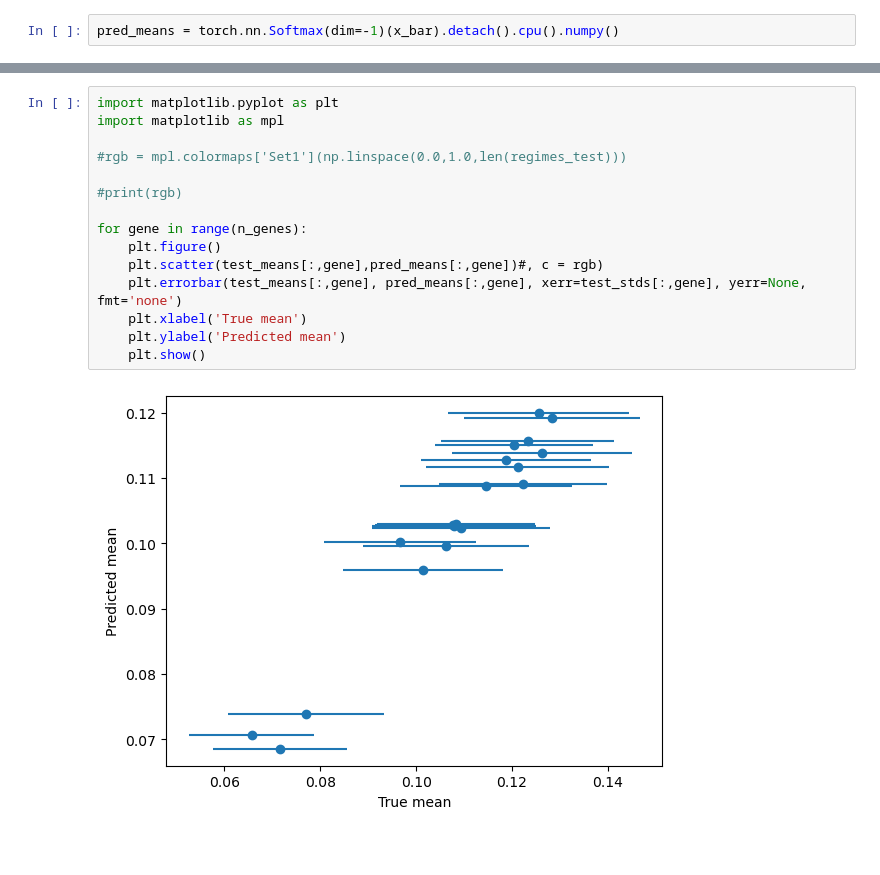
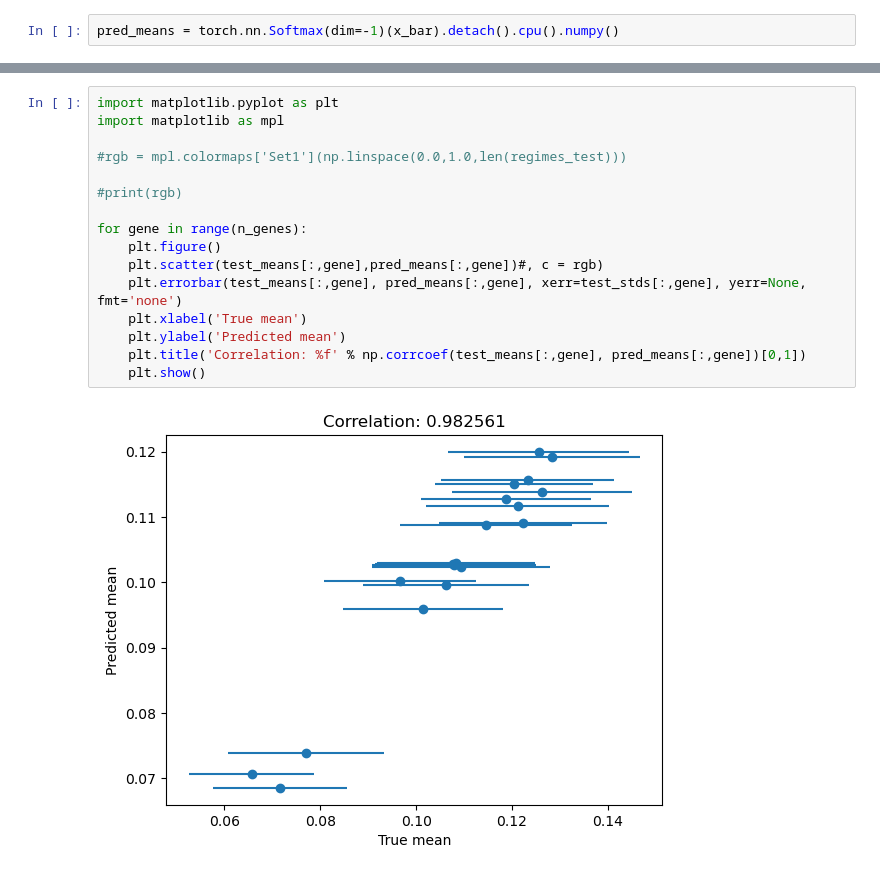
Before and after one commit to PMBio/bicycle, a Jupyter notebook: notebooks/experiments/synthetic/Prediction_and_Evaluation.ipynb, the cells around one changed output, grey strips where cells are left out. Cells and saved outputs as stored; diff of their text form; blank space fills up the shorter version.

Commit message:
Improved plotting.

```diff
--- a/notebooks/experiments/synthetic/Prediction_and_Evaluation.ipynb
+++ b/notebooks/experiments/synthetic/Prediction_and_Evaluation.ipynb
@@ -401,17 +399,18 @@ Condition: 29 Samples: tensor(250)
 # %%
 import matplotlib.pyplot as plt
 import matplotlib as mpl
 
 #rgb = mpl.colormaps['Set1'](np.linspace(0.0,1.0,len(regimes_test)))
 
 #print(rgb)
 
 for gene in range(n_genes):
     plt.figure()
     plt.scatter(test_means[:,gene],pred_means[:,gene])#, c = rgb)
     plt.errorbar(test_means[:,gene], pred_means[:,gene], xerr=test_stds[:,gene], yerr=None, fmt='none')
     plt.xlabel('True mean')
     plt.ylabel('Predicted mean')
+    plt.title('Correlation: %f' % np.corrcoef(test_means[:,gene], pred_means[:,gene])[0,1])
     plt.show()
 # %% [output]
-[figure, old version]
+[figure, new version]
```
Also changed, not shown: parts of 2 cells of this notebook.
